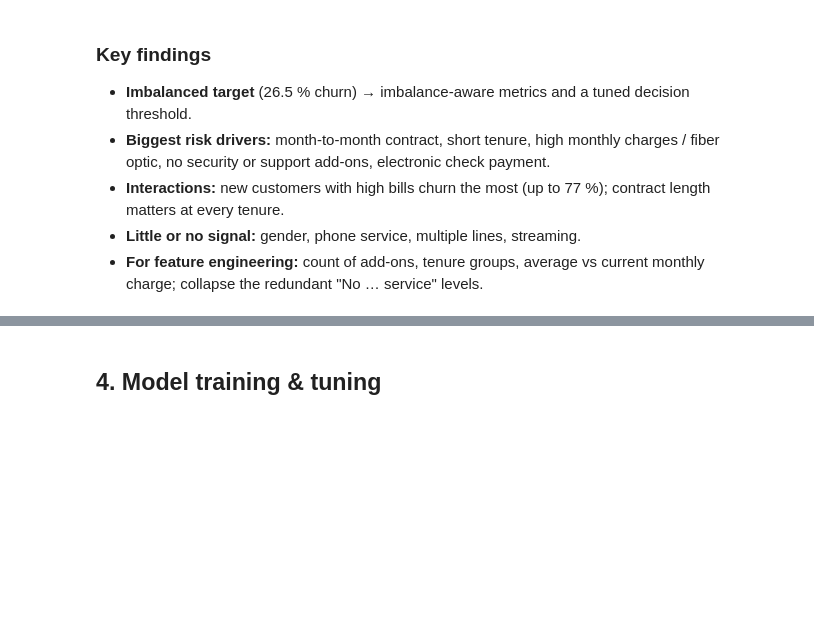
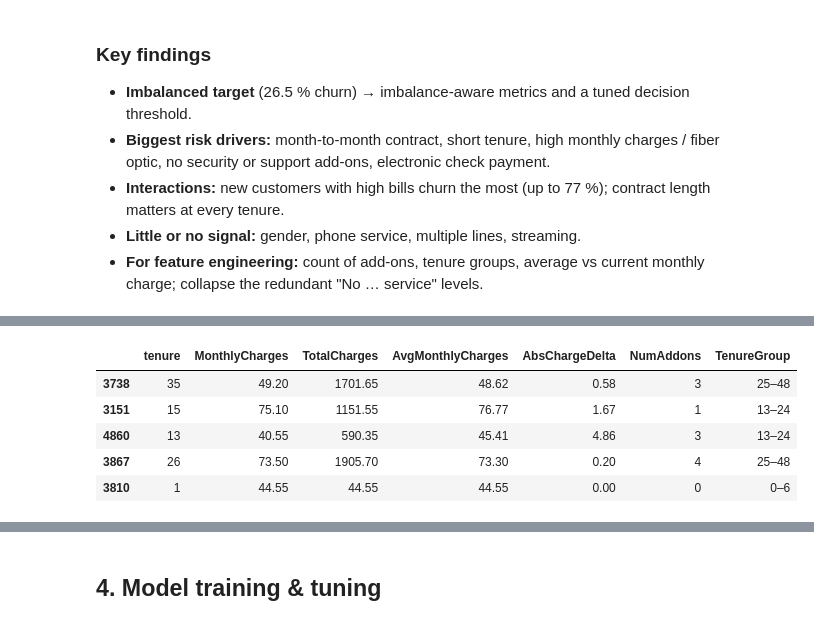
Before and after one commit to aljazfrancic/churn, a Jupyter notebook: churn_prediction.ipynb, the cells around one changed output, grey strips where cells are left out. Drawn from its saved outputs; the diff is of its cells as text; code cells hidden in the pictures; blank space fills up the shorter version.

```diff
--- a/churn_prediction.ipynb
+++ b/churn_prediction.ipynb
@@ -234,0 +261,11 @@ plot_association_matrix(
+# %%
+features = FeatureEngineer().fit_transform(X_train)
+new_columns = config.NEW_NUMERIC_COLUMNS + config.NEW_CATEGORICAL_COLUMNS
+features[config.NUMERIC_COLUMNS + new_columns].head().round(2)
+# %% [output]
+|  | tenure | MonthlyCharges | TotalCharges | AvgMonthlyCharges | AbsChargeDelta | NumAddons | TenureGroup |
+| 3738 | 35 | 49.20 | 1701.65 | 48.62 | 0.58 | 3 | 25–48 |
+| 3151 | 15 | 75.10 | 1151.55 | 76.77 | 1.67 | 1 | 13–24 |
+| 4860 | 13 | 40.55 | 590.35 | 45.41 | 4.86 | 3 | 13–24 |
+| 3867 | 26 | 73.50 | 1905.70 | 73.30 | 0.20 | 4 | 25–48 |
+| 3810 | 1 | 44.55 | 44.55 | 44.55 | 0.00 | 0 | 0–6 |
```
Also changed, not shown: parts of 12 cells of this notebook, 8 other files.
